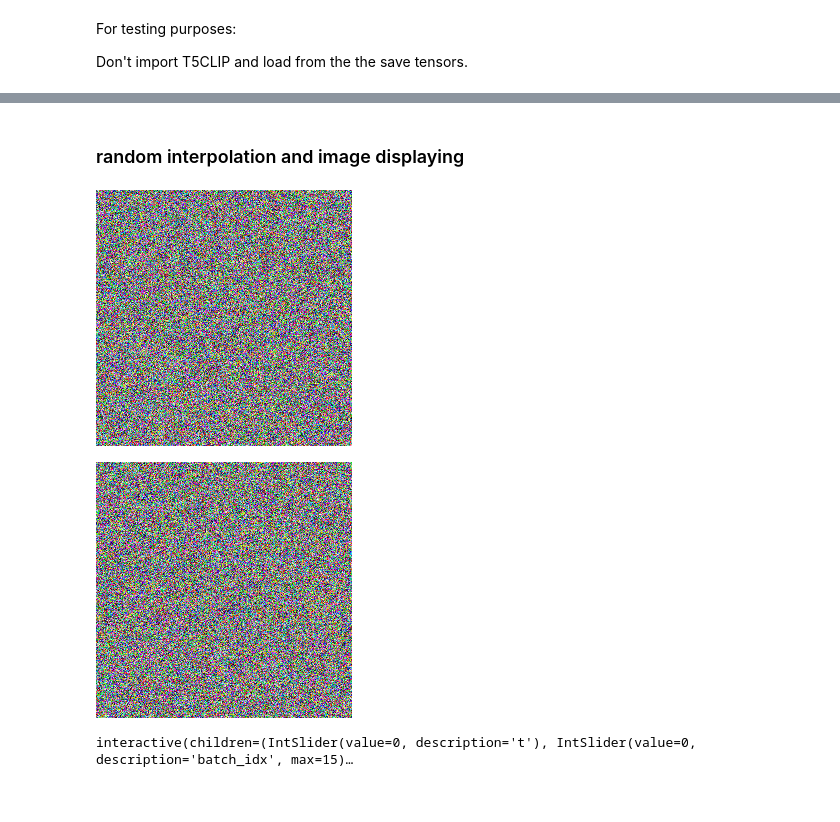
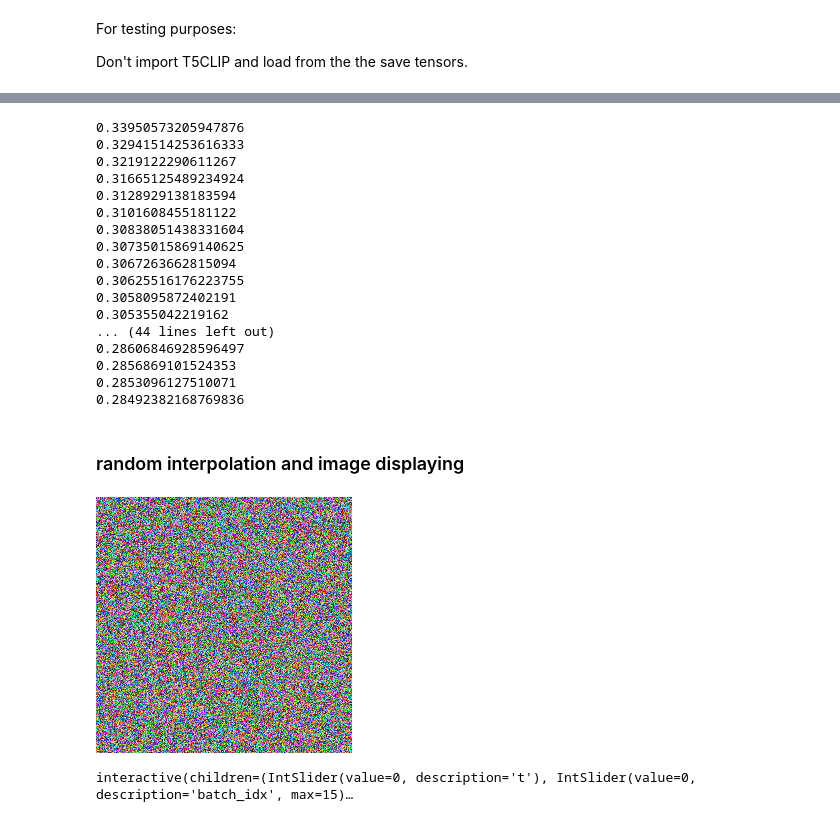
Before and after one commit to someonecantcode/diffusion-transformer, a Jupyter notebook: diffusion/dit.ipynb, the cells around one changed output, grey strips where cells are left out. Cells and saved outputs as stored; diff of their text form; code cells hidden in the pictures.

```diff
--- a/diffusion/dit.ipynb
+++ b/diffusion/dit.ipynb
@@ -264,0 +276,32 @@ torch.Size([16, 3, 256, 256])
+# %%
+# testing purposes, no grad
+with torch.no_grad():# , torch.autocast(device_type=device, dtype=torch.bfloat16):
+    output = model(interpolated, t5, time_steps, pooled)
+# %%
+optimizer = torch.optim.AdamW(model.parameters(), lr=3e-4)
+for _ in range(60):
+    output = model(interpolated, t5, time_steps, pooled)
+    loss = ((output - (interpolated - epsilon))**2).mean()
+
+    optimizer.zero_grad(set_to_none=True)
+    loss.backward()
+    optimizer.step()
+    print(loss.item())
+# %% [output]
+0.33950573205947876
+0.32941514253616333
+0.3219122290611267
+0.31665125489234924
+0.3128929138183594
+0.3101608455181122
+0.30838051438331604
+0.30735015869140625
+0.3067263662815094
+0.30625516176223755
+0.3058095872402191
+0.305355042219162
+... (44 lines left out)
+0.28606846928596497
+0.2856869101524353
+0.2853096127510071
+0.28492382168769836
@@ -265,3 +310,19 @@ torch.Size([16, 3, 256, 256])
+# %%
+steps = 50
+@torch.no_grad()
+def sample_image(caption):
+    outputs = []
+    X_0 = torch.randn((1, 3, 256, 256), device=device)
+
+    # null_classification = create_classification(10)
+    for _, t in enumerate(torch.linspace(0, 1, steps, device=device), start=1):
+        outputs.append(X_0)
+
+        t5, pooled = T5CLIP.encode(captions=caption)
+        X_0 = X_0 + (1 / steps) * model(X_0, t5.to(torch.float32), t.view(1), pooled.to(torch.float32))
+    return outputs # X_0, ..., X_1
+# %%
+sampled = sample_image("A person with dreadlocks and a red bow sits at a table with art posters and stickers.")
 # %% [markdown]
 ### random interpolation and image displaying
 # %%
@@ -270,11 +331,12 @@ from IPython.display import display
 to_tensor = ToTensor()
 to_image = ToPILImage()
 
-display(to_image(output[2].float()))
-display(to_image(interpolated[2].float()))
+# display(to_image(output[2].float()))
+# display(to_image(interpolated[2].float()))
-# %% [output]
-[figure, removed]
-[figure, removed]
+# %%
+display(to_image(sampled[19].squeeze(0)))
+# %% [output]
+[figure, added]
 # %%
 import matplotlib.pyplot as plt
 from ipywidgets import interact, Layout, IntSlider
```
Also changed, not shown: parts of 9 cells of this notebook.
